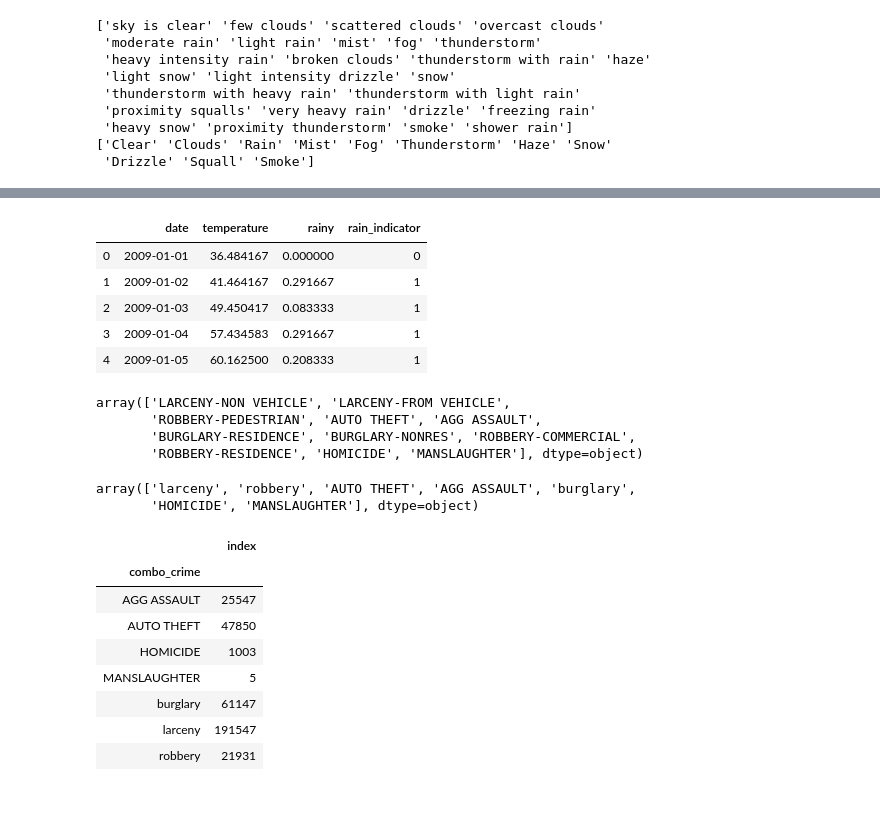
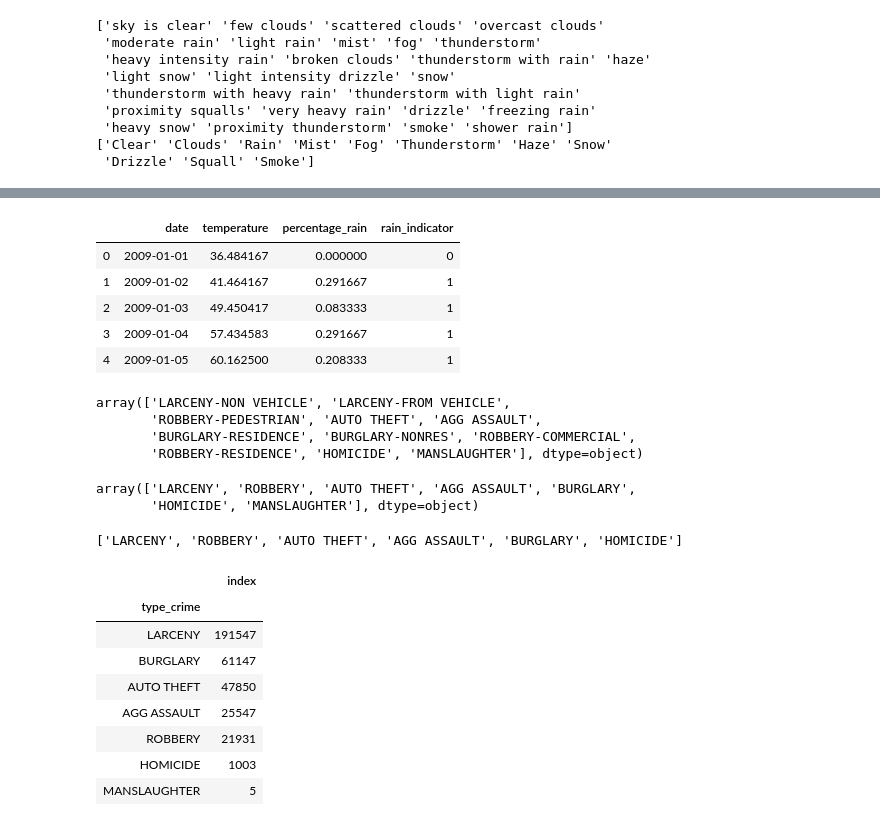
Before and after one commit to balhoffk/TheRottenApples, a Jupyter notebook: code/weather_crime_merge_cleaning.ipynb, the cells around one changed output, grey strips where cells are left out. Saved outputs shown, nothing was run; the diff lists cells and outputs as text; code cells hidden in the pictures.

```diff
--- a/code/weather_crime_merge_cleaning.ipynb
+++ b/code/weather_crime_merge_cleaning.ipynb
@@ -103,14 +104,14 @@ df1.head()
 # If a day has a 1 then there was rain on that day
 
 def rain_indicator (row):
-    if row['rainy'] > 0:
+    if row['percentage_rain'] > 0:
         return 1
     return 0
 
 df1['rain_indicator'] = df1.apply(lambda row:rain_indicator(row),axis = 1)
 df1.head()
 # %% [output]
-|  | date | temperature | rainy | rain_indicator |
+|  | date | temperature | percentage_rain | rain_indicator |
 | 0 | 2009-01-01 | 36.484167 | 0.000000 | 0 |
 | 1 | 2009-01-02 | 41.464167 | 0.291667 | 1 |
 | 2 | 2009-01-03 | 49.450417 | 0.083333 | 1 |
@@ -132,41 +133,47 @@ array(['LARCENY-NON VEHICLE', 'LARCENY-FROM VEHICLE',
 # %%
 def combining_crimes (row):
     if row['crime_type'] == 'ROBBERY-PEDESTRIAN':
-        return 'robbery'
+        return 'ROBBERY'
     if row['crime_type'] == 'ROBBERY-RESIDENCE':
-        return 'robbery'
+        return 'ROBBERY'
     if row['crime_type'] == 'ROBBERY-COMMERCIAL':
-        return 'robbery'
+        return 'ROBBERY'
     if row['crime_type'] == 'BURGLARY-PEDESTRIAN':
-        return 'burglary'
+        return 'BURGLARY'
     if row['crime_type'] == 'BURGLARY-NONRES':
-        return 'burglary'
+        return 'BURGLARY'
     if row['crime_type'] == 'BURGLARY-RESIDENCE':
-        return 'burglary'
+        return 'BURGLARY'
     if row['crime_type'] == 'LARCENY-NON VEHICLE':
-        return 'larceny'
+        return 'LARCENY'
     if row['crime_type'] == 'LARCENY-FROM VEHICLE':
-        return 'larceny'
+        return 'LARCENY'
     return row['crime_type']
 
-crime['combo_crime'] = crime.apply(lambda row:combining_crimes(row),axis = 1)
-crime['combo_crime'].unique()
+crime['type_crime'] = crime.apply(lambda row:combining_crimes(row),axis = 1)
+crime['type_crime'].unique()
 # %% [output]
-array(['larceny', 'robbery', 'AUTO THEFT', 'AGG ASSAULT', 'burglary',
+array(['LARCENY', 'ROBBERY', 'AUTO THEFT', 'AGG ASSAULT', 'BURGLARY',
        'HOMICIDE', 'MANSLAUGHTER'], dtype=object)
+# %%
+list_of_crimes = ['LARCENY', 'ROBBERY', 'AUTO THEFT', 'AGG ASSAULT', 'BURGLARY',
+       'HOMICIDE']
+list_of_crimes
+# %% [output]
+['LARCENY', 'ROBBERY', 'AUTO THEFT', 'AGG ASSAULT', 'BURGLARY', 'HOMICIDE']
 # %%
-crimestypes = crime[['combo_crime','index']].groupby('combo_crime').count()
+crimestypes = crime[['type_crime','index']].groupby('type_crime').count().sort_values('index', ascending = False)
 crimestypes
 # %% [output]
 |  | index |
-| combo_crime |  |
+| type_crime |  |
+| LARCENY | 191547 |
+| BURGLARY | 61147 |
+| AUTO THEFT | 47850 |
 | AGG ASSAULT | 25547 |
-| AUTO THEFT | 47850 |
+| ROBBERY | 21931 |
 | HOMICIDE | 1003 |
 | MANSLAUGHTER | 5 |
-| burglary | 61147 |
-| larceny | 191547 |
-| robbery | 21931 |
 # %%
 # converting report date to match format of weather data
 crime['report_date'] = pd.to_datetime(crime['report_date'])
```
Also changed, not shown: parts of 21 cells of this notebook, 17 other files.
